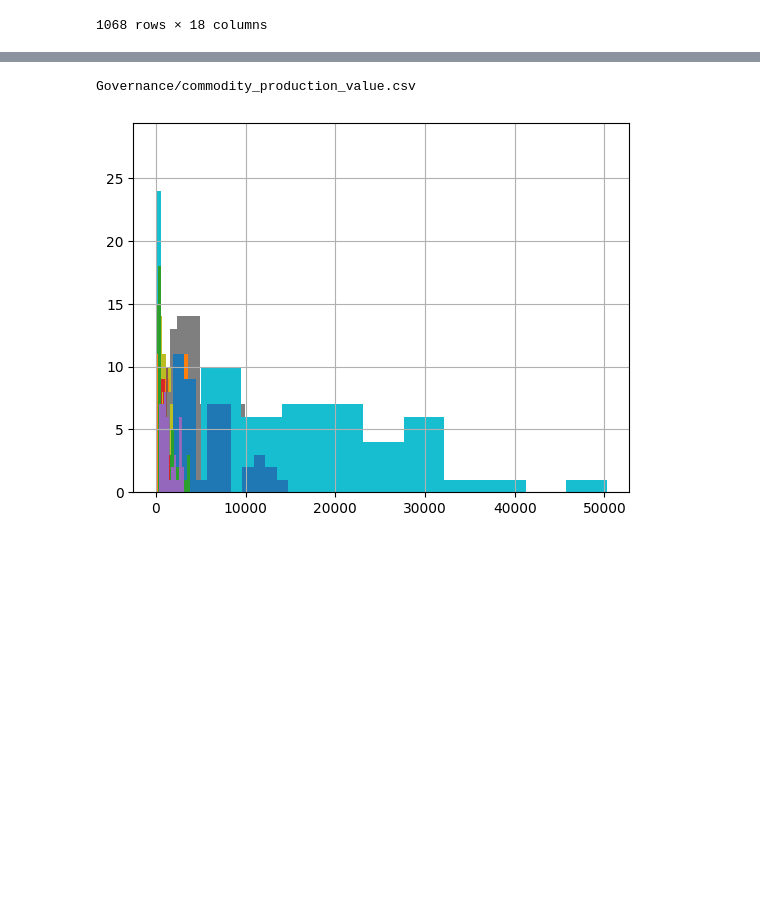
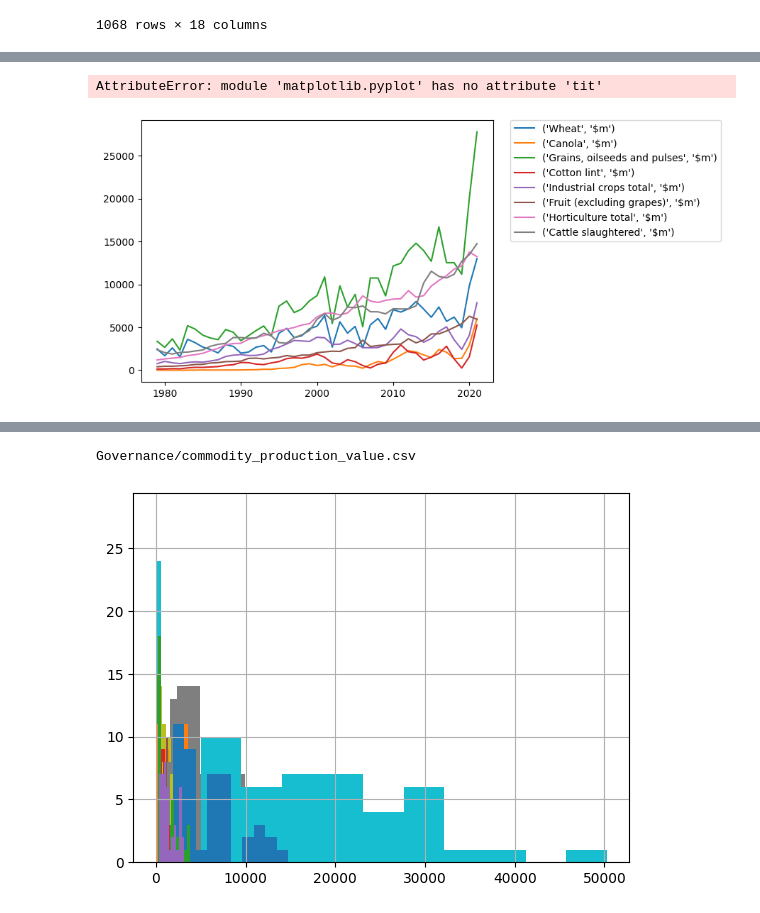
Before and after one commit to Arthur-CWW/datathon, a Jupyter notebook: train.ipynb, the cells around one changed output, grey strips where cells are left out. Cells and saved outputs as stored; diff of their text form; code cells hidden in the pictures; blank space fills up the shorter version.

```diff
--- a/train.ipynb
+++ b/train.ipynb
@@ -156,0 +209,29 @@ pd.read_csv(gov[0], header =[0,1,2,3,4]).dropna()
+# %%
+
+
+cols =['Barley',
+       'Maize',
+       'Sorghum',
+       'Oats',
+       'Rice',
+       'Triticale',
+       'Wheat',]
+
+
+for commodity in df.columns:
+    if  'Total crops' in commodity:
+        continue
+
+    # print(commodity, 'Total crops' in commodity)
+    # filter out low max values columns
+    # filter columns lessfa
+
+    if float(df[commodity].max())>5e3:
+        plt.plot(df['Product'], df[commodity], label=commodity)
+        plt.legend (bbox_to_anchor=(1.05, 1), loc='upper left', borderaxespad=0.)
+
+plt.title('Commodity Production Value >5e3')
+plt.show()
+# %% [output]
+AttributeError: module 'matplotlib.pyplot' has no attribute 'tit'
+[figure, added]
```
Also changed, not shown: parts of 7 cells of this notebook.
